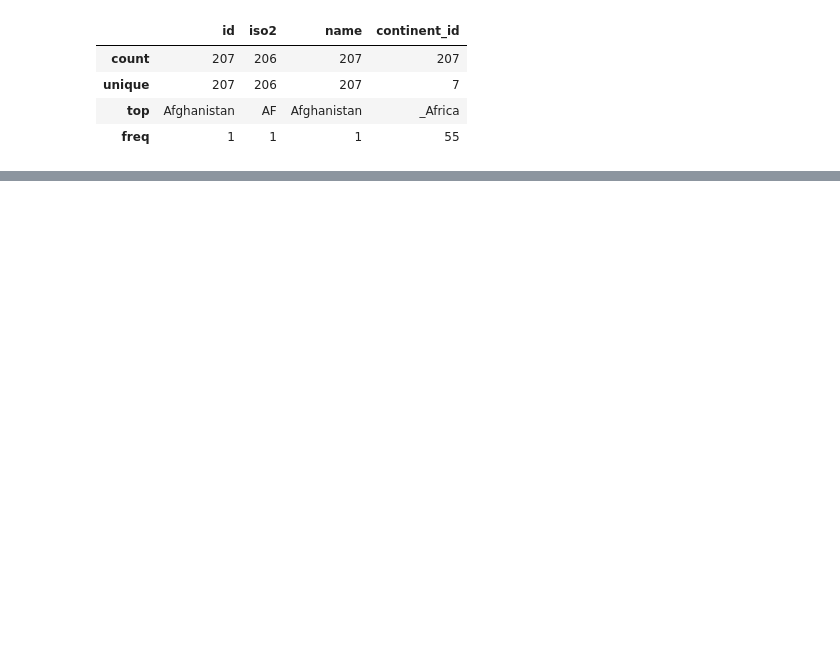
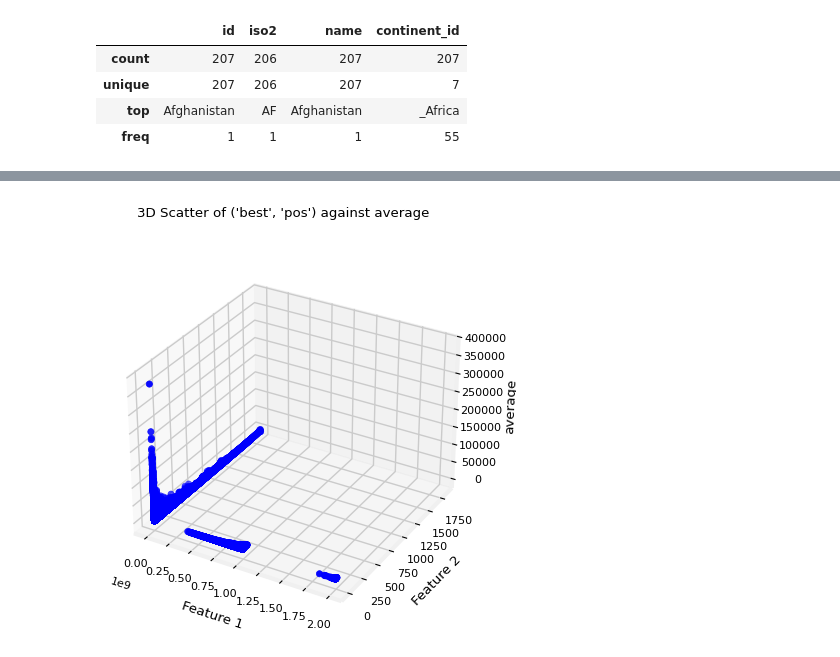
Before and after one commit to TempeHS/2026SE_MLOPSTask_Michael.L, a Jupyter notebook: 2.Model_Development/2.1.Data_Wrangling/2.1.1.data_preview.ipynb, the cells around one changed output, grey strips where cells are left out. Cells and saved outputs as stored; diff of their text form; code cells hidden in the pictures; blank space fills up the shorter version.

```diff
--- a/2.Model_Development/2.1.Data_Wrangling/2.1.1.data_preview.ipynb
+++ b/2.Model_Development/2.1.Data_Wrangling/2.1.1.data_preview.ipynb
@@ -143,21 +190,23 @@ Error:
 # %%
-# # 3D Scatter plot 3 columns to see the relationship
+# 3D Scatter plot 3 columns to see the relationship
 
-# x_plot = ['BMI', 'BP']
+x_plot = ['best', 'pos']
 
-# fig = plt.figure()
-# plt.suptitle(f"3D Scatter of {*x_plot,} against {data_frame['Target'].name}")
-# ax = fig.add_subplot(111, projection='3d')
+fig = plt.figure()
+plt.suptitle(f"3D Scatter of {*x_plot,} against {results['average'].name}")
+ax = fig.add_subplot(111, projection='3d')
 
-# ax.scatter(data_frame[x_plot[0]], data_frame[x_plot[1]], data_frame['Target'], color='blue')
+ax.scatter(results[x_plot[0]], results[x_plot[1]], results['average'], color='blue')
 
-# x1_range = np.linspace(data_frame[x_plot[0]].min(), data_frame[x_plot[0]].max())
-# x2_range = np.linspace(data_frame[x_plot[1]].min(), data_frame[x_plot[1]].max())
-# X1_grid, X2_grid = np.meshgrid(x1_range, x2_range)
+x1_range = np.linspace(results[x_plot[0]].min(), results[x_plot[0]].max())
+x2_range = np.linspace(results[x_plot[1]].min(), results[x_plot[1]].max())
+X1_grid, X2_grid = np.meshgrid(x1_range, x2_range)
 
 
-# ax.set_xlabel('Feature 1')
-# ax.set_ylabel('Feature 2')
-# ax.set_zlabel('Target')
+ax.set_xlabel('Feature 1')
+ax.set_ylabel('Feature 2')
+ax.set_zlabel('average')
 
-# plt.show()
+plt.show()
+# %% [output]
+[figure, added]
```
Also changed, not shown: parts of 22 cells of this notebook, 3 other files.
